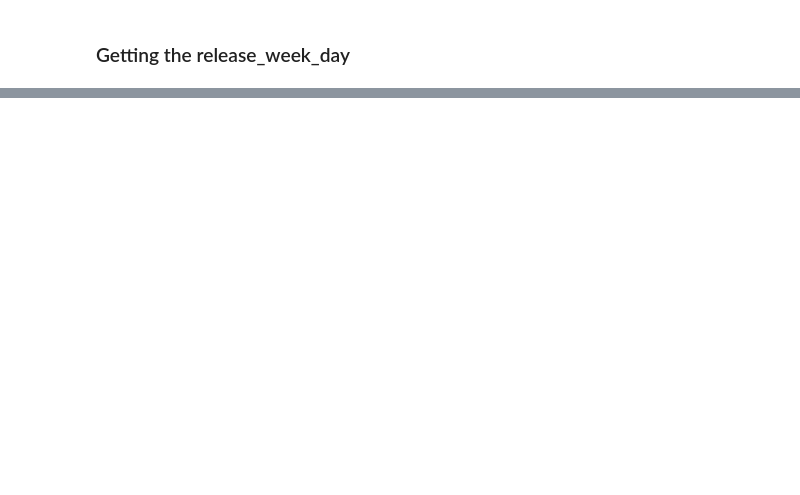
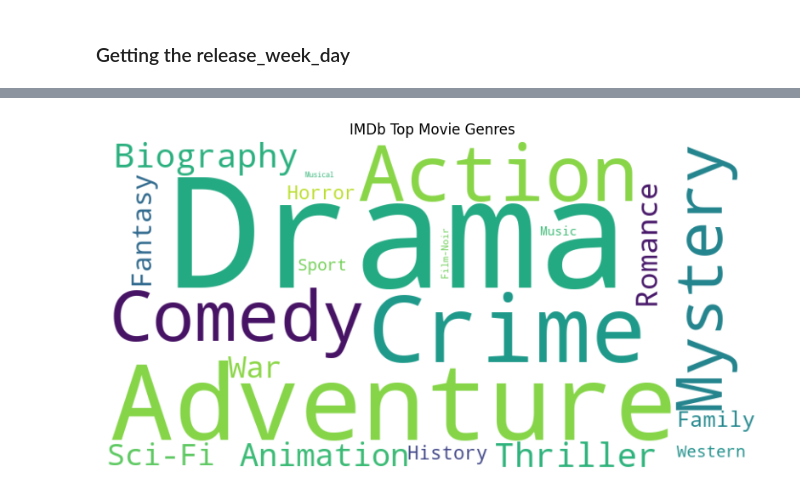
Before and after one commit to Cemputus/Data-Mining-and-Wrangling---movie-scraping, a Jupyter notebook: Analysis/Group4_Final.ipynb, the cells around one changed output, grey strips where cells are left out. Cells and saved outputs as stored; diff of their text form; code cells hidden in the pictures; blank space fills up the shorter version.

```diff
--- a/Analysis/Group4_Final.ipynb
+++ b/Analysis/Group4_Final.ipynb
@@ -209,11 +418,13 @@ most_frequent_genre
 # %%
 # Generate word cloud
 wordcloud = WordCloud(width=800, height=400, background_color='white', colormap='viridis')
 wordcloud.generate_from_frequencies(genre_counts)
 
 # Plot word cloud
 plt.figure(figsize=(10, 5))
 plt.imshow(wordcloud, interpolation='bilinear')
 plt.axis('off')
-plt.title('IMDb Top 250 Movie Genres Word Cloud')
+plt.title('IMDb Top Movie Genres')
 plt.show()
+# %% [output]
+[figure, added]
```
Also changed, not shown: parts of 34 cells of this notebook, 2 other files.
